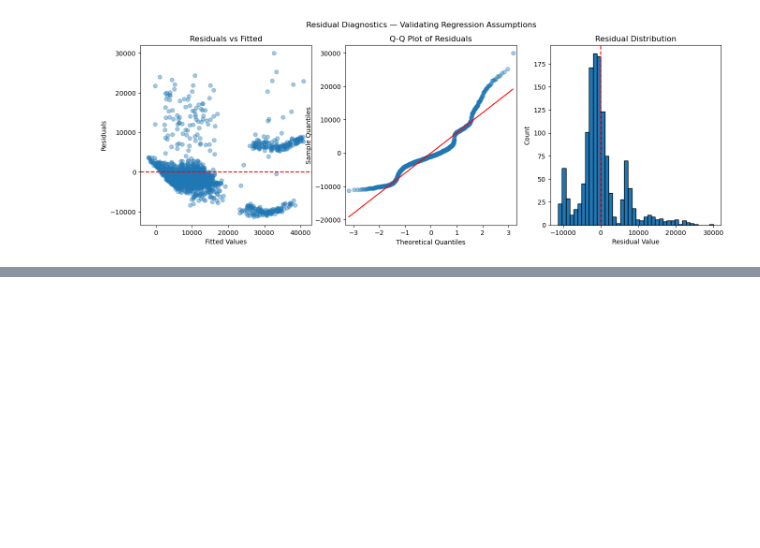
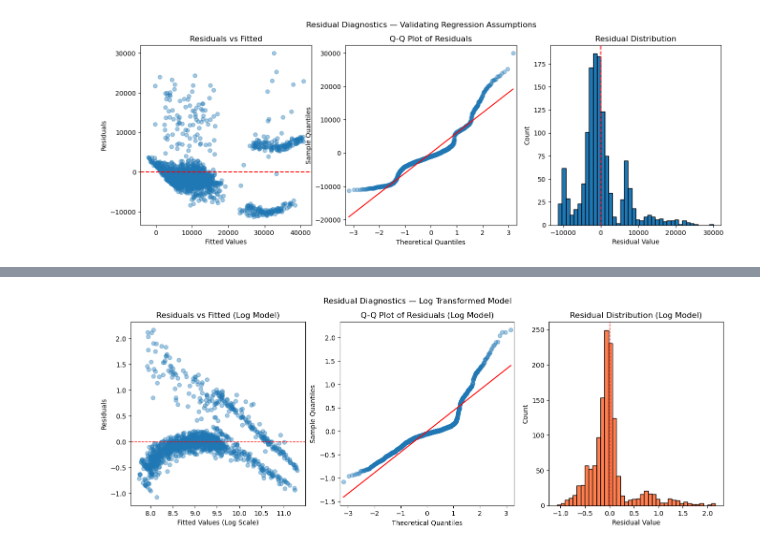
Before and after one commit to amanda-h06/medical-insurance-analysis, a Jupyter notebook: insurance_analysis.ipynb, the cells around one changed output, grey strips where cells are left out. Saved outputs shown, nothing was run; the diff lists cells and outputs as text; code cells hidden in the pictures; blank space fills up the shorter version.

```diff
--- a/insurance_analysis.ipynb
+++ b/insurance_analysis.ipynb
@@ -763,0 +785,7 @@ statistically significant predictors of insurance charges.
+# %%
+# Predicting log_charges instead of charges
+formula_log = 'log_charges ~ age + bmi + children + C(smoker) + C(sex) + C(region)'
+
+model_log = smf.ols(formula_log, data=df).fit()
+
+print(model_log.summary())
@@ -763,0 +810,30 @@ statistically significant predictors of insurance charges.
+# %%
+residuals_log = model_log.resid
+fitted_log = model_log.fittedvalues
+
+fig, axes = plt.subplots(1, 3, figsize=(16, 5))
+
+# Plot 1 — Residuals vs Fitted
+axes[0].scatter(fitted_log, residuals_log, alpha=0.4)
+axes[0].axhline(0, color='red', linestyle='--', linewidth=1)
+axes[0].set_title('Residuals vs Fitted (Log Model)')
+axes[0].set_xlabel('Fitted Values (Log Scale)')
+axes[0].set_ylabel('Residuals')
+
+# Plot 2 — Q-Q Plot
+sm.qqplot(residuals_log, line='s', ax=axes[1], alpha=0.4)
+axes[1].set_title('Q-Q Plot of Residuals (Log Model)')
+axes[1].set_xlabel('Theoretical Quantiles')
+axes[1].set_ylabel('Sample Quantiles')
+
+# Plot 3 — Histogram
+axes[2].hist(residuals_log, bins=40, color='coral', edgecolor='black')
+axes[2].axvline(0, color='red', linestyle='--', linewidth=1)
+axes[2].set_title('Residual Distribution (Log Model)')
+axes[2].set_xlabel('Residual Value')
+axes[2].set_ylabel('Count')
+
+plt.suptitle('Residual Diagnostics — Log Transformed Model')
+plt.show()
+# %% [output]
+[figure, added]
```
Also changed, not shown: parts of 8 cells of this notebook.
